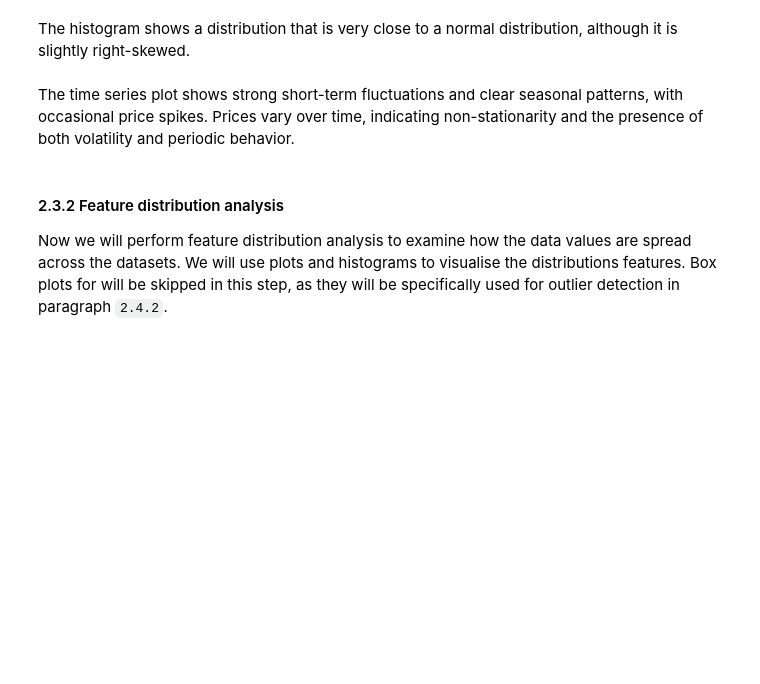
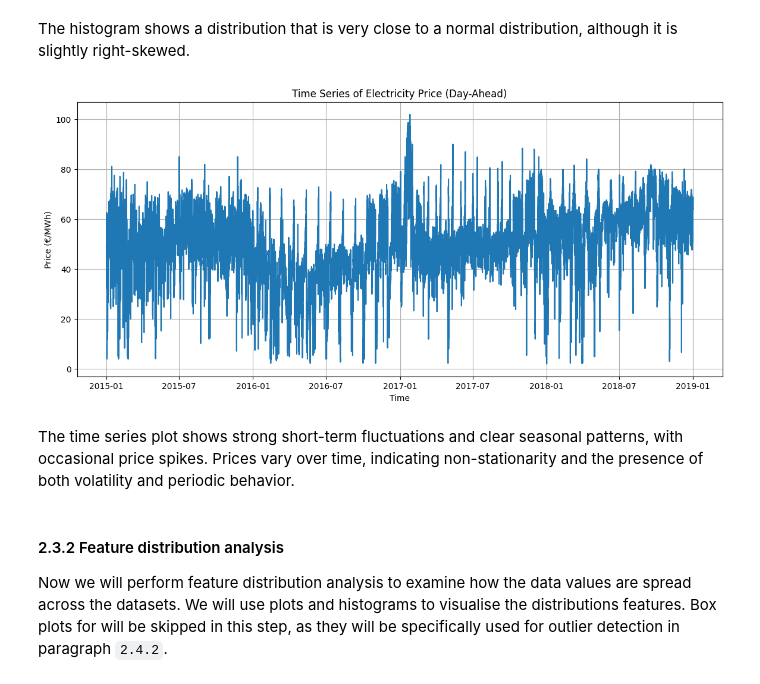
Before and after one commit to matowaty/MINDD_project, a Jupyter notebook: project_2/project2.ipynb, the cells around one changed output. Drawn from its saved outputs; the diff is of its cells as text; code cells hidden in the pictures; blank space fills up the shorter version.

```diff
--- a/project_2/project2.ipynb
+++ b/project_2/project2.ipynb
@@ -87,12 +168,14 @@ plt.show()
 The histogram shows a distribution that is very close to a normal distribution, although it is slightly right-skewed.
 # %%
 plt.figure(figsize=(14, 6))
-plt.plot(energy['price_day_ahead'])
+plt.plot(energy[target_col])
 plt.title("Time Series of Electricity Price (Day-Ahead)")
 plt.xlabel("Time")
 plt.ylabel("Price (€/MWh)")
 plt.grid(True)
 plt.show()
+# %% [output]
+[figure, added]
 # %% [markdown]
 The time series plot shows strong short-term fluctuations and clear seasonal patterns, with occasional price spikes. Prices vary over time, indicating non-stationarity and the presence of both volatility and periodic behavior.
 # %% [markdown]
```
Also changed, not shown: parts of 52 cells of this notebook.
